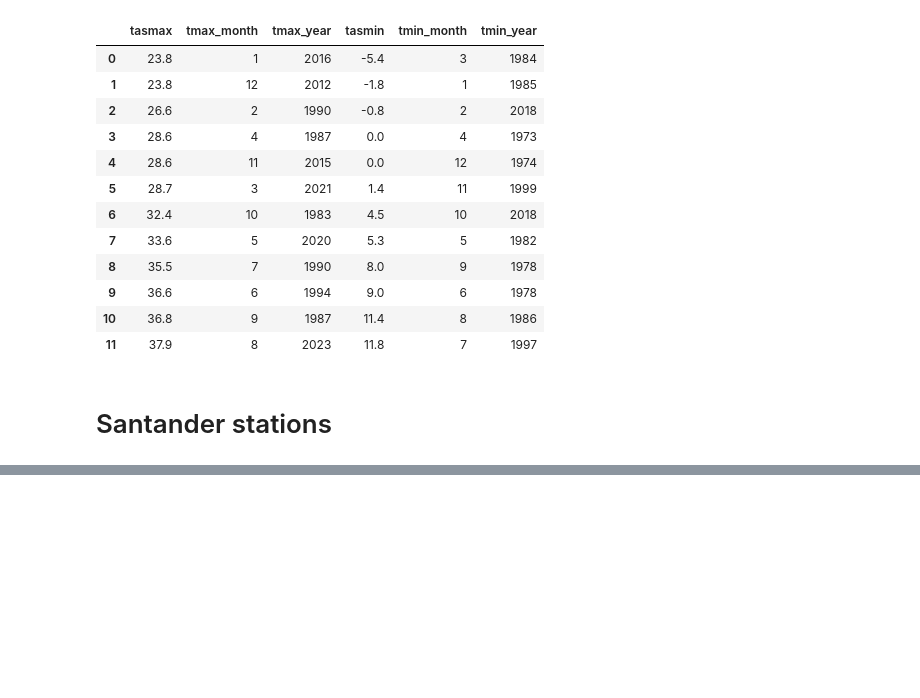
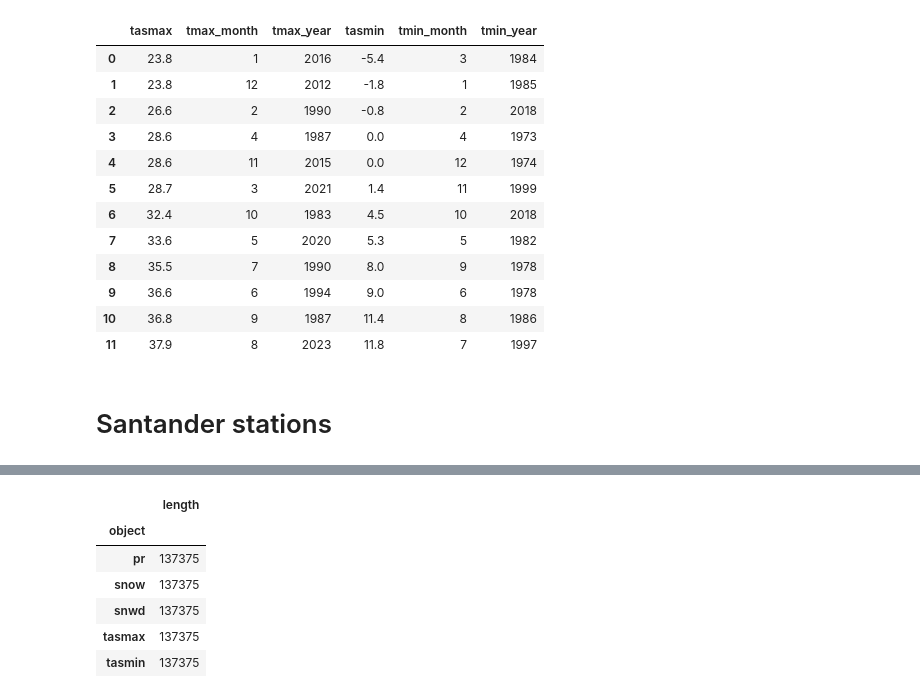
Before and after one commit to zequihg50/ghcnd-dsg, a Jupyter notebook: remote.ipynb, the cells around one changed output, grey strips where cells are left out. Cells and saved outputs as stored; diff of their text form; code cells hidden in the pictures; blank space fills up the shorter version.

```diff
--- a/remote.ipynb
+++ b/remote.ipynb
@@ -213,0 +212,10 @@ plt.tight_layout()
+# %%
+cs[["object", "length"]].groupby("object").count()
+# %% [output]
+|  | length |
+| object |  |
+| pr | 137375 |
+| snow | 137375 |
+| snwd | 137375 |
+| tasmax | 137375 |
+| tasmin | 137375 |
```
Also changed, not shown: parts of 9 cells of this notebook, 2 other files.
